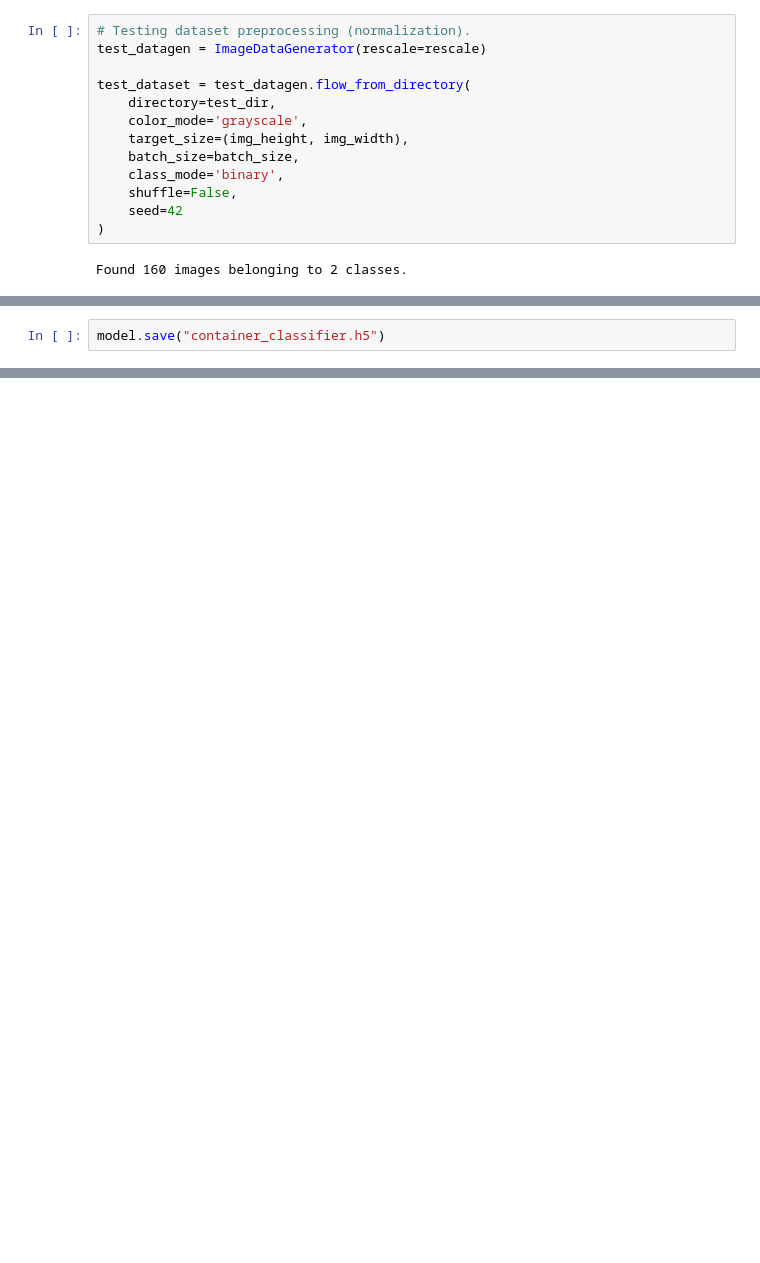
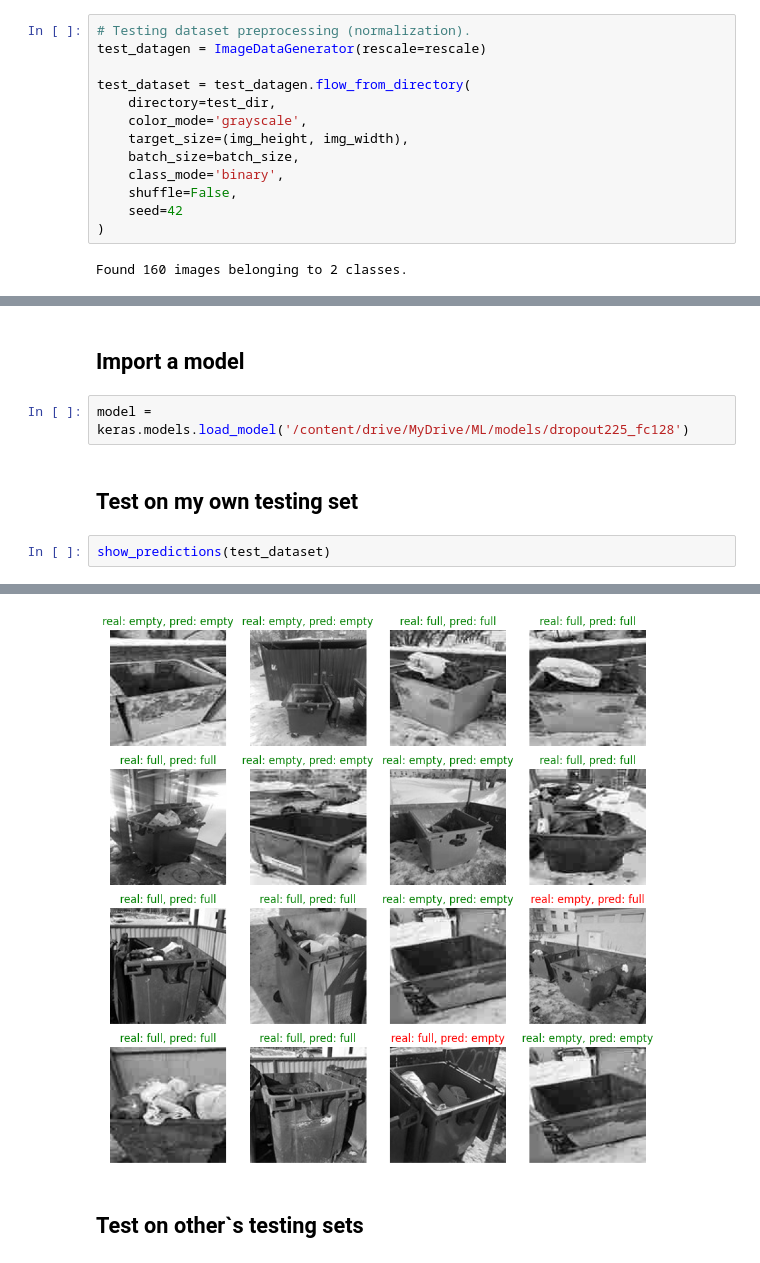
Before and after one commit to iishutov/CV-Project, a Jupyter notebook: ml_project.ipynb, the cells around one changed output, grey strips where cells are left out. Cells and saved outputs as stored; diff of their text form; blank space fills up the shorter version.

```diff
--- a/ml_project.ipynb
+++ b/ml_project.ipynb
@@ -257,2 +290,9 @@ plt.show()
-# %%
-model.save("container_classifier.h5")
+# %% [markdown]
+## Import a model
+# %%
+model = keras.models.load_model('/content/drive/MyDrive/ML/models/dropout225_fc128')
+# %% [markdown]
+## Test on my own testing set
+# %%
+show_predictions(test_dataset)
+# %% [output]
@@ -258,0 +300,3 @@ model.save("container_classifier.h5")
+[figure, added]
+# %% [markdown]
+## Test on other`s testing sets
```
Also changed, not shown: parts of 20 cells of this notebook.
